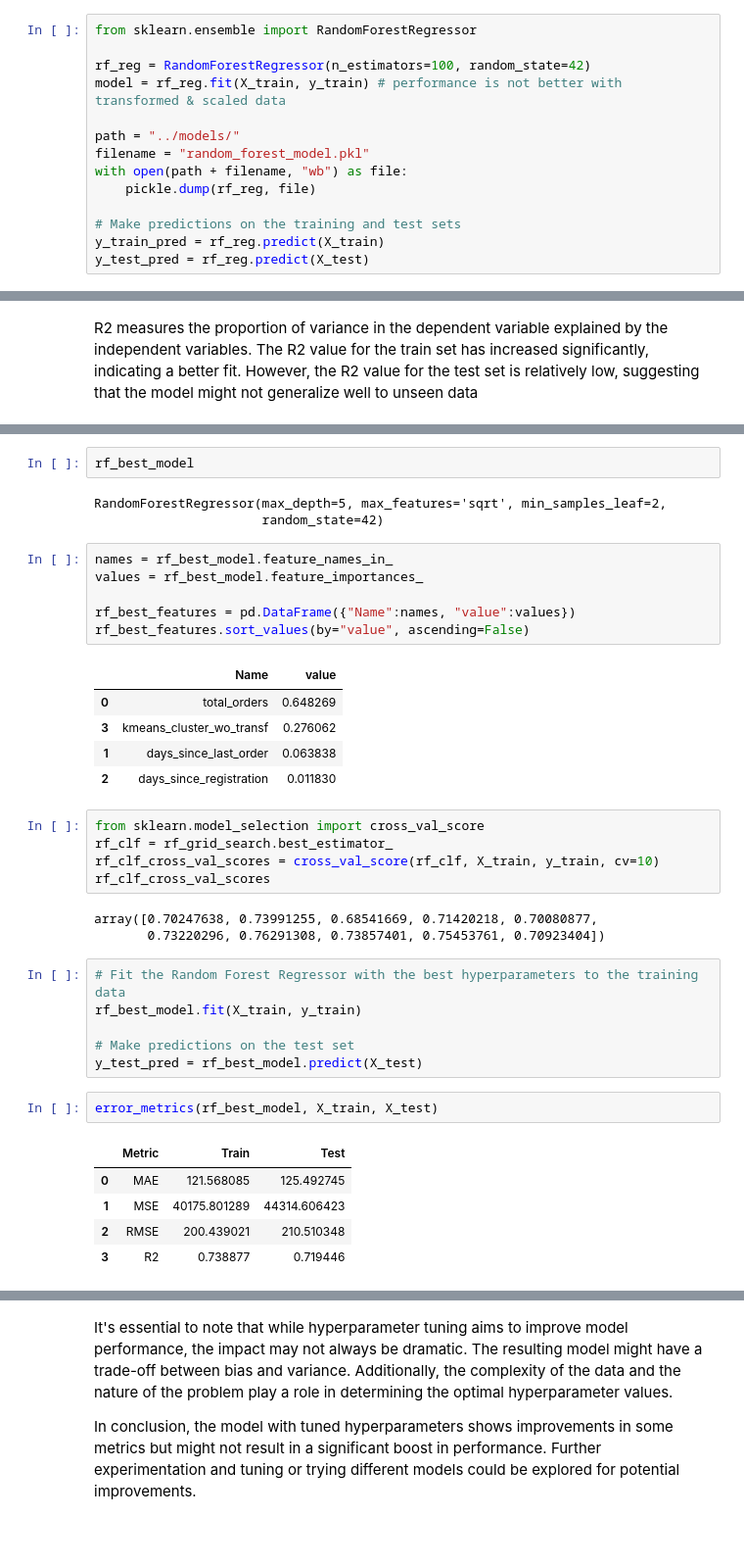
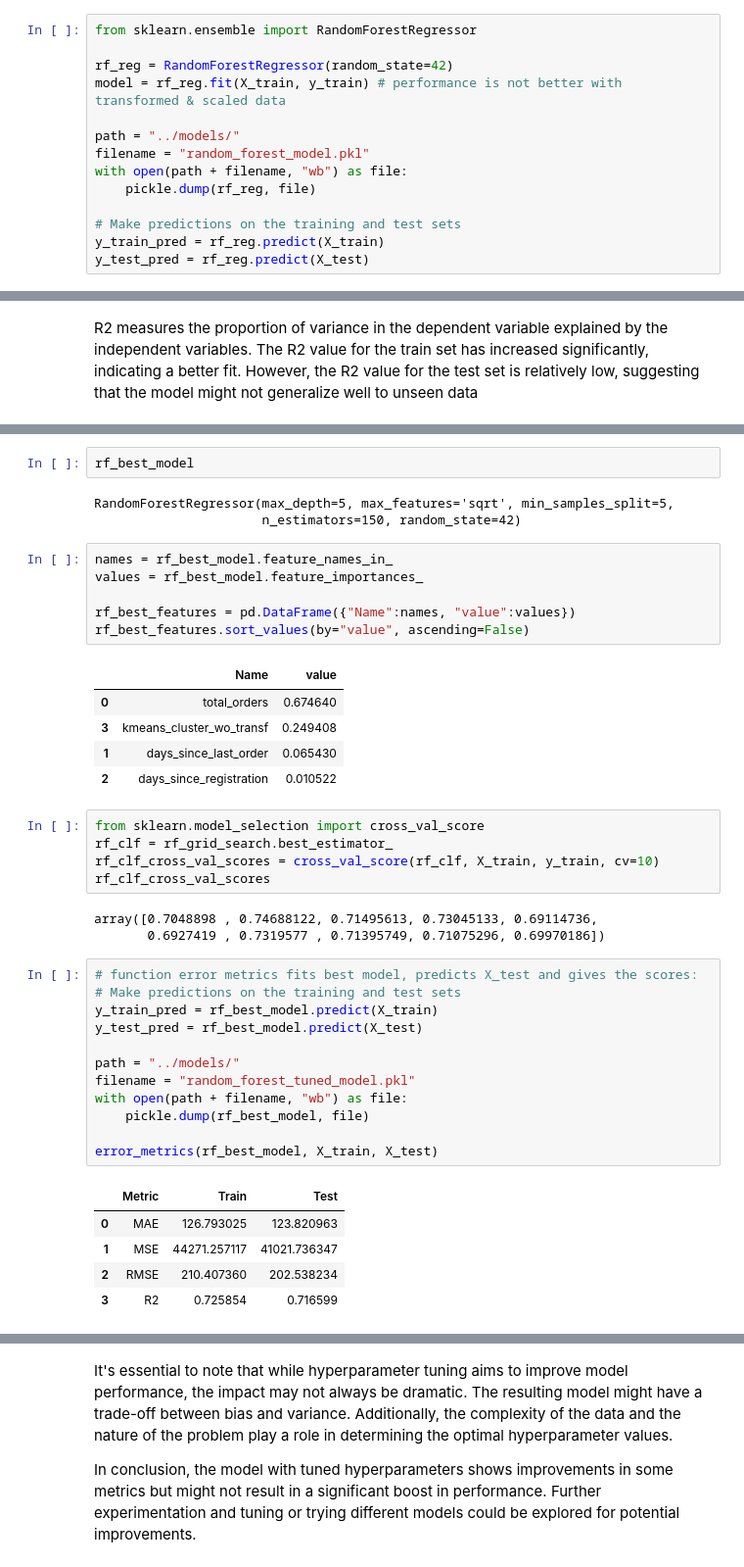
Before and after one commit to alinajohanna/ecommerce_project, a Jupyter notebook: notebooks/clv_prediction.ipynb, the cells around one changed output, grey strips where cells are left out. Shown at 98% size. Drawn from its saved outputs; the diff is of its cells as text; blank space fills up the shorter version.

```diff
--- a/notebooks/clv_prediction.ipynb
+++ b/notebooks/clv_prediction.ipynb
@@ -246,7 +251,7 @@ R2 is the same for the train and test sets. Therefore, we do not have any overfi
 # %%
 from sklearn.ensemble import RandomForestRegressor
 
-rf_reg = RandomForestRegressor(n_estimators=100, random_state=42)
+rf_reg = RandomForestRegressor(random_state=42)
 model = rf_reg.fit(X_train, y_train) # performance is not better with transformed & scaled data
 
 path = "../models/"
@@ -324,8 +341,8 @@ Fitting 5 folds for each of 162 candidates, totalling 810 fits
 # %%
 rf_best_model
 # %% [output]
-RandomForestRegressor(max_depth=5, max_features='sqrt', min_samples_leaf=2,
-                      random_state=42)
+RandomForestRegressor(max_depth=5, max_features='sqrt', min_samples_split=5,
+                      n_estimators=150, random_state=42)
 # %%
 names = rf_best_model.feature_names_in_
 values = rf_best_model.feature_importances_
@@ -334,29 +351,33 @@ rf_best_features = pd.DataFrame({"Name":names, "value":values})
 rf_best_features.sort_values(by="value", ascending=False)
 # %% [output]
 |  | Name | value |
-| 0 | total_orders | 0.648269 |
-| 3 | kmeans_cluster_wo_transf | 0.276062 |
-| 1 | days_since_last_order | 0.063838 |
-| 2 | days_since_registration | 0.011830 |
+| 0 | total_orders | 0.674640 |
+| 3 | kmeans_cluster_wo_transf | 0.249408 |
+| 1 | days_since_last_order | 0.065430 |
+| 2 | days_since_registration | 0.010522 |
 # %%
 from sklearn.model_selection import cross_val_score
 rf_clf = rf_grid_search.best_estimator_
 rf_clf_cross_val_scores = cross_val_score(rf_clf, X_train, y_train, cv=10)
 rf_clf_cross_val_scores
 # %% [output]
-array([0.70247638, 0.73991255, 0.68541669, 0.71420218, 0.70080877,
-       0.73220296, 0.76291308, 0.73857401, 0.75453761, 0.70923404])
+array([0.7048898 , 0.74688122, 0.71495613, 0.73045133, 0.69114736,
+       0.6927419 , 0.7319577 , 0.71395749, 0.71075296, 0.69970186])
-# %%
-# Fit the Random Forest Regressor with the best hyperparameters to the training data
-rf_best_model.fit(X_train, y_train)
-
-# Make predictions on the test set
-y_test_pred = rf_best_model.predict(X_test)
 # %%
+# function error metrics fits best model, predicts X_test and gives the scores:
+# Make predictions on the training and test sets
+y_train_pred = rf_best_model.predict(X_train)
+y_test_pred = rf_best_model.predict(X_test)
+
+path = "../models/"
+filename = "random_forest_tuned_model.pkl"
+with open(path + filename, "wb") as file:
+    pickle.dump(rf_best_model, file)
+
 error_metrics(rf_best_model, X_train, X_test)
 # %% [output]
 |  | Metric | Train | Test |
-| 0 | MAE | 121.568085 | 125.492745 |
-| 1 | MSE | 40175.801289 | 44314.606423 |
-| 2 | RMSE | 200.439021 | 210.510348 |
-| 3 | R2 | 0.738877 | 0.719446 |
+| 0 | MAE | 126.793025 | 123.820963 |
+| 1 | MSE | 44271.257117 | 41021.736347 |
+| 2 | RMSE | 210.407360 | 202.538234 |
+| 3 | R2 | 0.725854 | 0.716599 |
```
Also changed, not shown: parts of 43 cells of this notebook, 30 other files.
